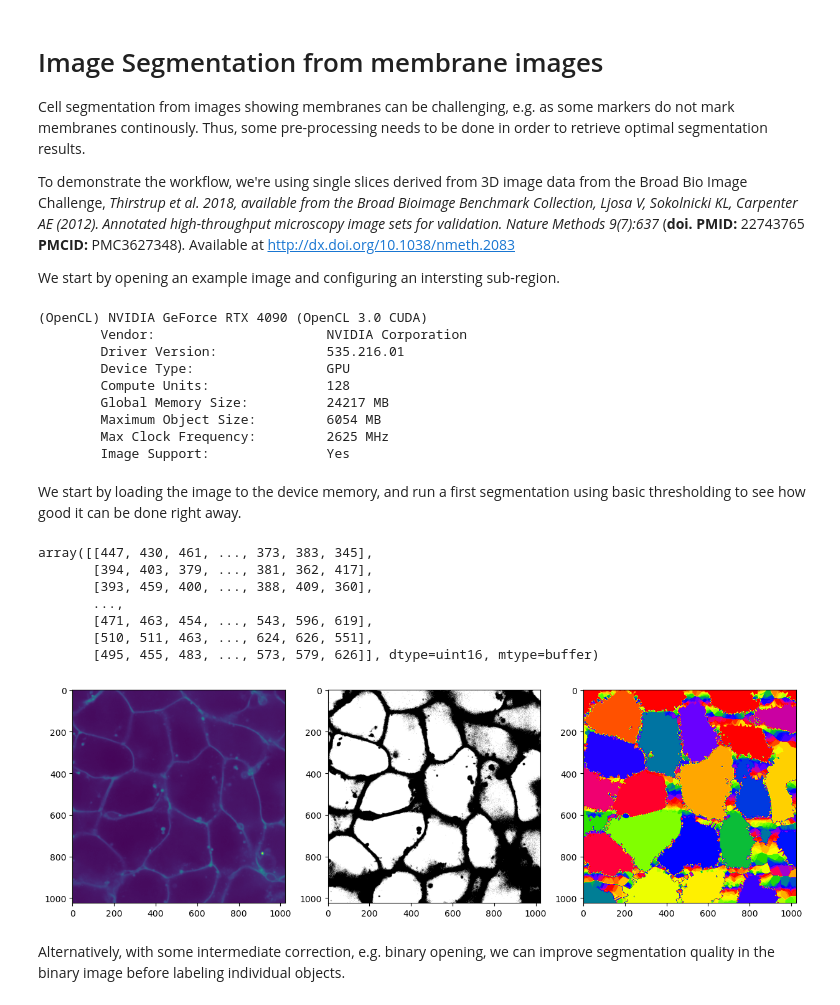
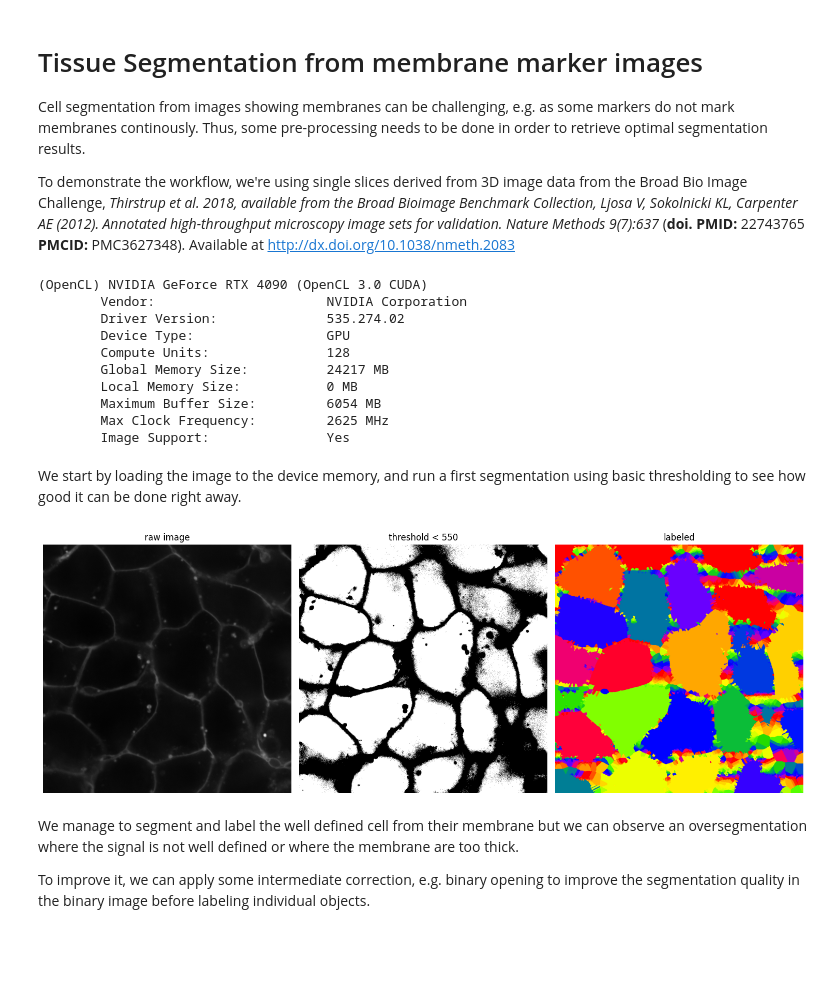
Before and after one commit to clEsperanto/pyclesperanto, a Jupyter notebook: demos/examples/membrane_segmentation_2d.ipynb, the cells around one changed output. Drawn from its saved outputs; the diff is of its cells as text; code cells hidden in the pictures; blank space fills up the shorter version.

```diff
--- a/demos/examples/membrane_segmentation_2d.ipynb
+++ b/demos/examples/membrane_segmentation_2d.ipynb
@@ -1,55 +1,52 @@
 # %% [markdown]
-
-# Image Segmentation from membrane images
+# Tissue Segmentation from membrane marker images
 
 Cell segmentation from images showing membranes can be challenging, e.g. as some markers do not mark membranes continously. Thus, some pre-processing needs to be done in order to retrieve optimal segmentation results.
 
 To demonstrate the workflow, we're using single slices derived from 3D image data from the Broad Bio Image Challenge, _Thirstrup et al. 2018, available from the Broad Bioimage Benchmark Collection, Ljosa V, Sokolnicki KL, Carpenter AE (2012). Annotated high-throughput microscopy image sets for validation. Nature Methods 9(7):637_ (__doi. PMID:__ 22743765 __PMCID:__ PMC3627348). Available at http://dx.doi.org/10.1038/nmeth.2083
-
-We start by opening an example image and configuring an intersting sub-region.
 # %%
 from skimage.io import imread
 import matplotlib.pyplot as plt
+from matplotlib.colors import ListedColormap
 import numpy as np
-
 import pyclesperanto as cle
 
-cle.select_device()
+cle.select_device(1, "gpu")
 # %% [output]
 (OpenCL) NVIDIA GeForce RTX 4090 (OpenCL 3.0 CUDA)
         Vendor:                      NVIDIA Corporation
-        Driver Version:              535.216.01
+        Driver Version:              535.274.02
         Device Type:                 GPU
         Compute Units:               128
         Global Memory Size:          24217 MB
-        Maximum Object Size:         6054 MB
+        Local Memory Size:           0 MB
+        Maximum Buffer Size:         6054 MB
         Max Clock Frequency:         2625 MHz
         Image Support:               Yes
 # %% [markdown]
 We start by loading the image to the device memory, and run a first segmentation using basic thresholding to see how good it can be done right away.
 # %%
-input_image = cle.push(imread("../data/BBBC034_v1_dataset/AICS_12_134_C=0.tif"))
-input_image
+image = imread("../data/BBBC034_v1_dataset/AICS_12_134_C=0.tif")
-# %% [output]
-array([[447, 430, 461, ..., 373, 383, 345],
-       [394, 403, 379, ..., 381, 362, 417],
-       [393, 459, 400, ..., 388, 409, 360],
-       ...,
-       [471, 463, 454, ..., 543, 596, 619],
-       [510, 511, 463, ..., 624, 626, 551],
-       [495, 455, 483, ..., 573, 579, 626]], dtype=uint16, mtype=buffer)
 # %%
 threshold = 550
-binary = input_image < threshold
+binary = cle.smaller_constant(image, scalar=threshold)
 labels = cle.voronoi_labeling(binary)
 
 fig, axs = plt.subplots(1, 3, figsize=(15, 15))
-axs[0].imshow(input_image)
+axs[0].imshow(image, cmap="gray")
+axs[0].set_title("raw image")
 axs[1].imshow(binary, cmap='gray')
+axs[1].set_title(f"threshold < {threshold}")
 axs[2].imshow(labels, cmap='prism')
+axs[2].set_title("labeled")
+for ax in axs:
+    ax.axis("off")
+plt.tight_layout()
 plt.show()
 # %% [output]
-[figure, old version]
+[figure, new version]
-# %% [markdown]
-Alternatively, with some intermediate correction, e.g. binary opening, we can improve segmentation quality in the binary image before labeling individual objects.
+# %% [markdown]
+We manage to segment and label the well defined cell from their membrane but we can observe an oversegmentation where the signal is not well defined or where the membrane are too thick.
+
+To improve it, we can apply some intermediate correction, e.g. binary opening to improve the segmentation quality in the binary image before labeling individual objects.
 # %%
```
Also changed, not shown: parts of 10 cells of this notebook, 17 other files.
